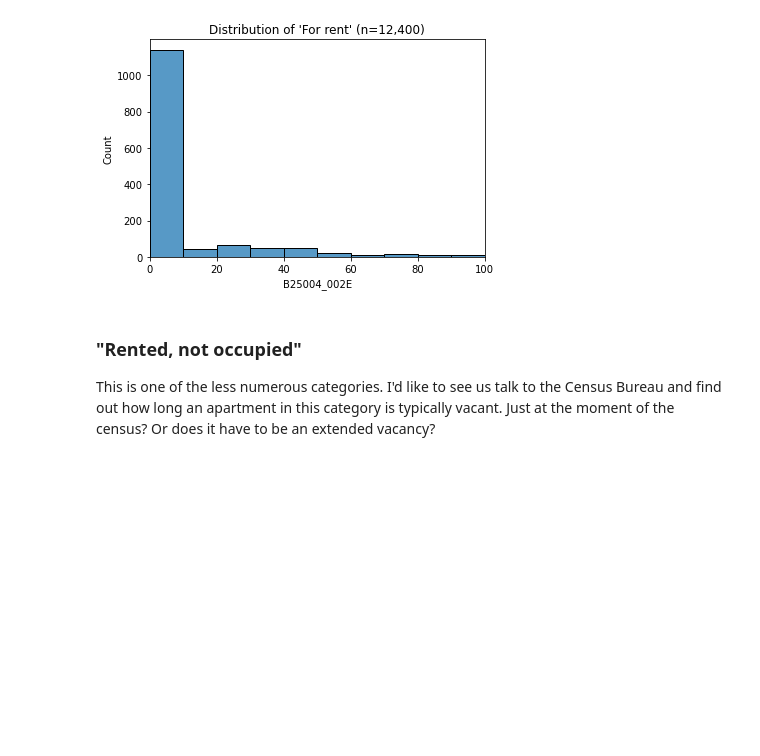
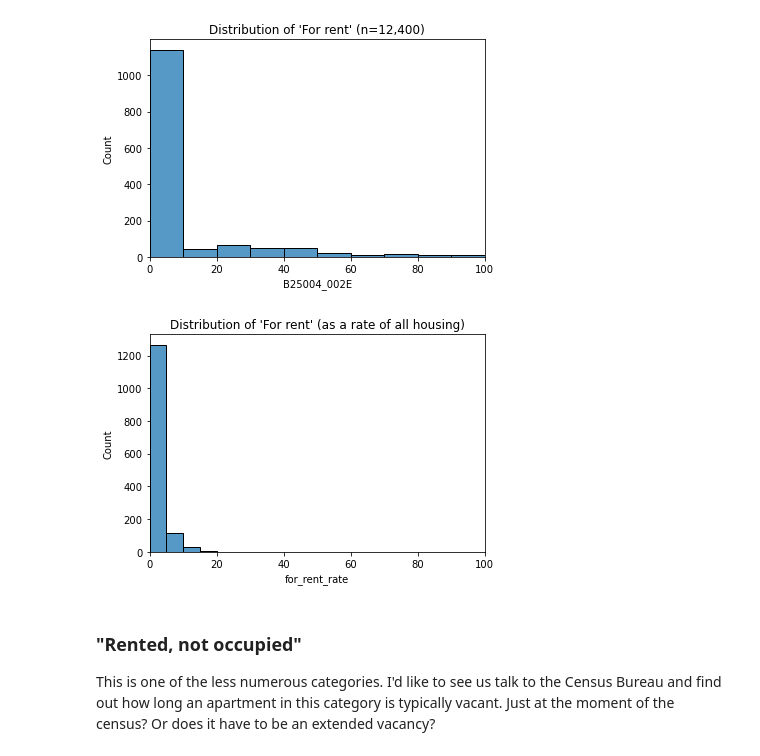
Before and after one commit to james-trimarco/seattle_vacancies, a Jupyter notebook: ACS_King_County.ipynb, the cells around one changed output. Cells and saved outputs as stored; diff of their text form; code cells hidden in the pictures; blank space fills up the shorter version.

Commit message:
added rates & more histograms

```diff
--- a/ACS_King_County.ipynb
+++ b/ACS_King_County.ipynb
@@ -114,6 +123,13 @@ ax = sns.histplot(data=king_vac, x='B25004_002E', binwidth=10)
 _ = ax.set(xlim=(0, 100), title=f"Distribution of 'For rent' (n={total:,})")
 # %% [output]
 [figure]
+# %%
+king_vac['for_rent_rate'] = king_vac['B25004_002E'] / king_vac['B25001_001E'] * 100
+
+ax = sns.histplot(data=king_vac, x='for_rent_rate', binwidth=5)
+_ = ax.set(xlim=(0, 100), title=f"Distribution of 'For rent' (as a rate of all housing)")
+# %% [output]
+[figure, added]
 # %% [markdown]
 ### "Rented, not occupied"
 This is one of the less numerous categories. I'd like to see us talk to the Census Bureau and find out how long an apartment in this category is typically vacant. Just at the moment of the census? Or does it have to be an extended vacancy?
```
Also changed, not shown: parts of 9 cells of this notebook.
